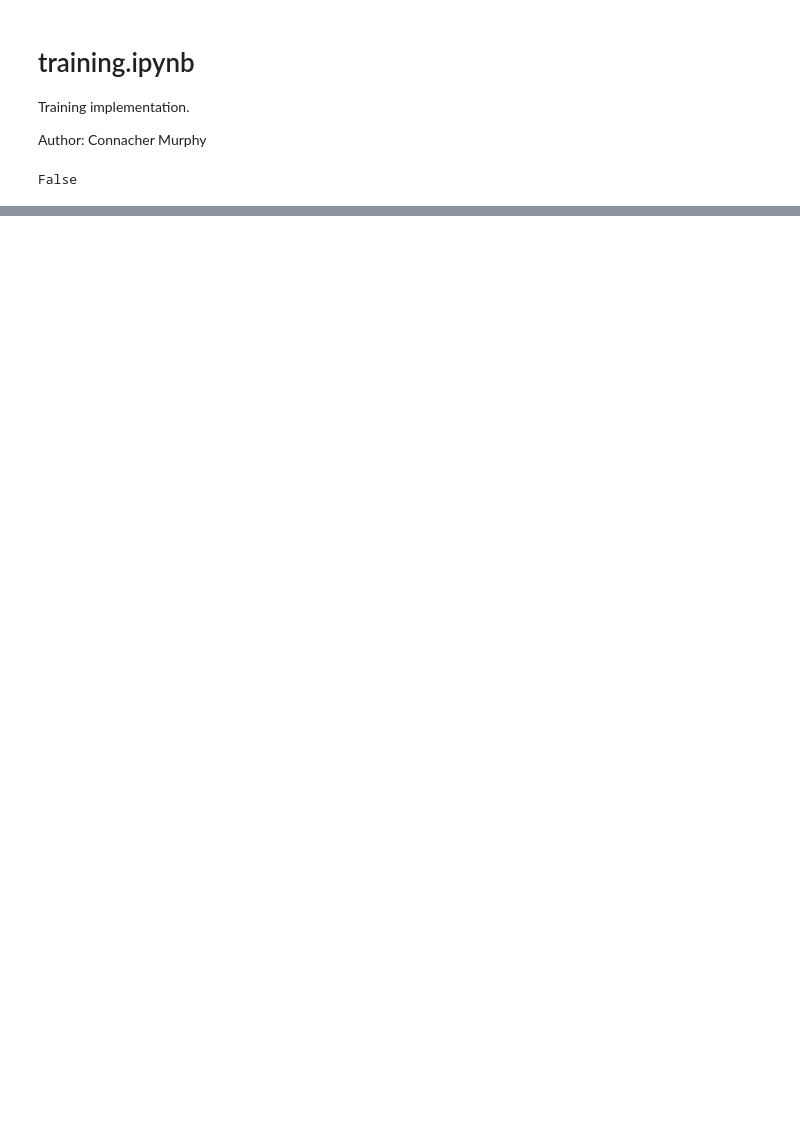
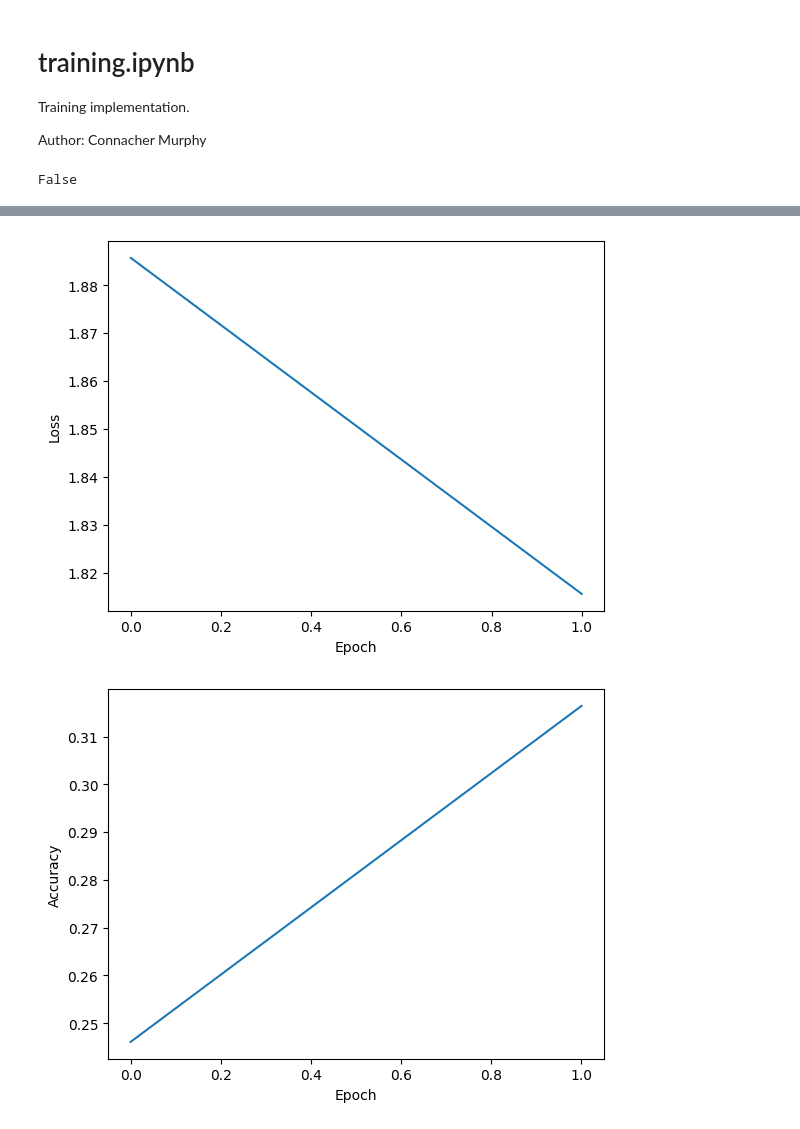
Before and after one commit to connachermurphy/pest-classification, a Jupyter notebook: code/training.ipynb, the cells around one changed output, grey strips where cells are left out. Saved outputs shown, nothing was run; the diff lists cells and outputs as text; code cells hidden in the pictures; blank space fills up the shorter version.

Commit message:
Add training and validation diagnostics

```diff
--- a/code/training.ipynb
+++ b/code/training.ipynb
@@ -42,10 +46,23 @@ def set_seed(seed=1234):
 # Set random seed
 set_seed(456)
 # %%
+# Configuration
+config = SimpleNamespace(**{})
+
 # Grab training observations from images df
 # CM: sampling to speed up execution
 df_all = pest.df
-df = df_all[df_all["set"] == "train_set"].sample(2048)
+
+if quickly:  # select small sample
+    config.total_size = 256
+    config.batch_size = 32
+    config.num_epochs = 2
+else:  # "full" sample
+    config.total_size = 2048
+    config.batch_size = 64
+    config.num_epochs = 4
+
+df = df_all[df_all["set"] == "train_set"].sample(config.total_size)
 df = df.reset_index(drop=True)
 # %%
 # Dataset and dataloader
@@ -62,7 +75,6 @@ config.backbone = "resnet18"
 
 # Specify optimizer parameters
 config.lr = 1e-4
-config.num_epochs = 3
 # %%
 # Select GPU if available
 print(torch.cuda.is_available())
@@ -72,16 +84,28 @@ False
 # %%
 # Training function
 def train(train_dataloader, model, optimizer, config):
+    loss_history = []
+    accuracy_history = []
+
     for epoch in range(config.num_epochs):
         print(f"Epoch {epoch + 1}")
 
-        model, train_loss, train_accuracy = pest.train_epoch(
+        model, train_loss, train_accuracy, train_tab = pest.train_epoch(
             train_dataloader, model, optimizer, config
         )
 
+        loss_history.append(train_loss)
+        accuracy_history.append(train_accuracy)
+
+        train_tab_sum = np.sum(train_tab, axis=1, keepdims=True)
+
         print(f"Training: loss = {train_loss}, accuracy = {train_accuracy}")
+        print("Label versus predicted label tabulation:")
+        print(np.round(train_tab / train_tab_sum, 2))
+        print(train_tab_sum)
+        print("\n")
 
-    return model
+    return model, loss_history, accuracy_history
 # %%
 # Create df and datasets
 train_df = df.reset_index(drop=True)
@@ -105,7 +129,7 @@ config.criterion = nn.CrossEntropyLoss()
 optimizer = optim.Adam(model.parameters(), lr=config.lr, weight_decay=0.0)
 
 # Call training function
-model = train(train_dataloader, model, optimizer, config)
+model, loss_history, accuracy_history = train(train_dataloader, model, optimizer, config)
 
 print("\n")
 # %% [output]
@@ -120,0 +172,13 @@ torch.save(model.state_dict(), "model.pth")
+# %%
+# Summary plots
+plt.plot(loss_history)
+plt.xlabel("Epoch")
+plt.ylabel("Loss")
+plt.show()
+plt.plot(accuracy_history)
+plt.xlabel("Epoch")
+plt.ylabel("Accuracy")
+plt.show()
+# %% [output]
+[figure, added]
+[figure, added]
```
Also changed, not shown: parts of 7 cells of this notebook, 6 other files.
